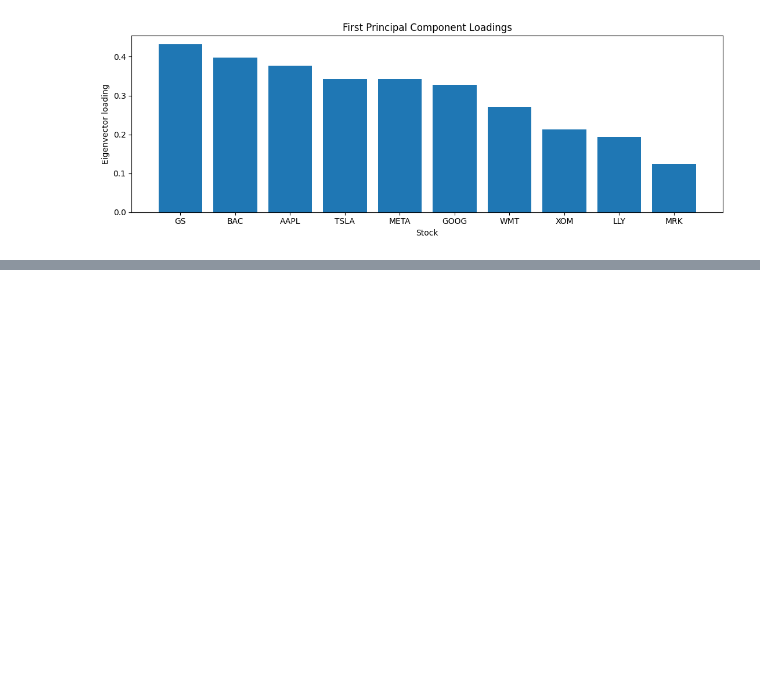
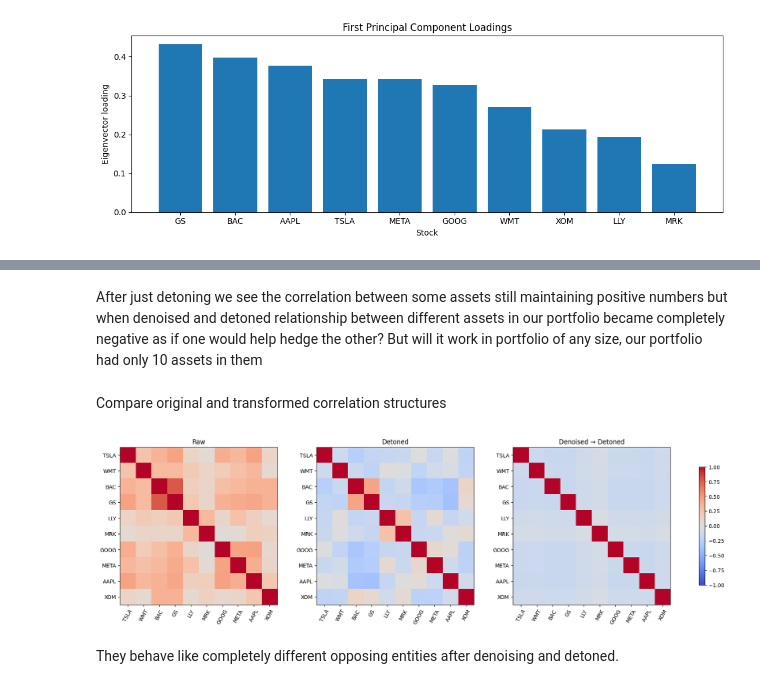
Before and after one commit to George7531/Portfolio_Management, a Jupyter notebook: Group_19296_MScFE_652_Portfolio_Management_Project_2.ipynb, the cells around one changed output, grey strips where cells are left out. Drawn from its saved outputs; the diff is of its cells as text; code cells hidden in the pictures; blank space fills up the shorter version.

```diff
--- a/Group_19296_MScFE_652_Portfolio_Management_Project_2.ipynb
+++ b/Group_19296_MScFE_652_Portfolio_Management_Project_2.ipynb
@@ -350,0 +614,35 @@ let's see how the pc1 of s&p 500 compares against our little portfolio common fa
+# %% [markdown]
+After just detoning we see the correlation between some assets still maintaining positive numbers but when denoised and detoned relationship between different assets in our portfolio became completely negative as if one would help hedge the other? But will it work in portfolio of any size, our portfolio had only 10 assets in them
+# %% [markdown]
+Compare original and transformed correlation structures
+# %%
+
+
+fig, axes = plt.subplots(
+    1, 3, figsize=(17, 5), constrained_layout=True
+)
+
+for ax, (name, matrix) in zip(
+    axes,
+    [
+        ('Raw', c_raw),
+        ('Detoned', c_tone),
+        ('Denoised → Detoned', c_dt)
+    ]
+):
+    im = ax.imshow(
+        matrix, cmap='coolwarm',
+        vmin=-1, vmax=1
+    )
+    ax.set_title(name)
+    ax.set_xticks(range(len(tickers)))
+    ax.set_yticks(range(len(tickers)))
+    ax.set_xticklabels(tickers, rotation=60)
+    ax.set_yticklabels(tickers)
+
+fig.colorbar(im, ax=axes, shrink=0.75)
+plt.show()
+# %% [output]
+[figure, added]
+# %% [markdown]
+They behave like completely different opposing entities after denoising and detoned.
```
Also changed, not shown: parts of 22 cells of this notebook.
